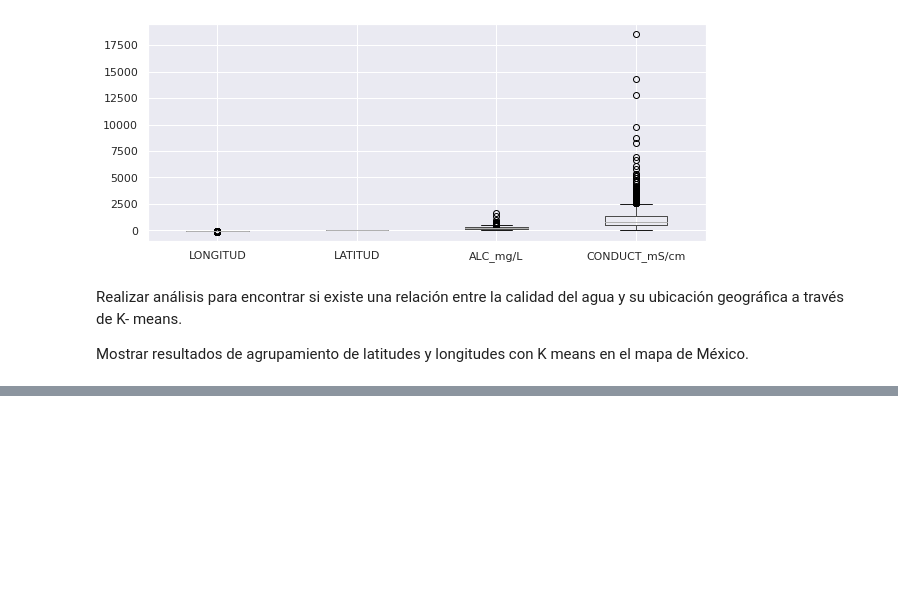
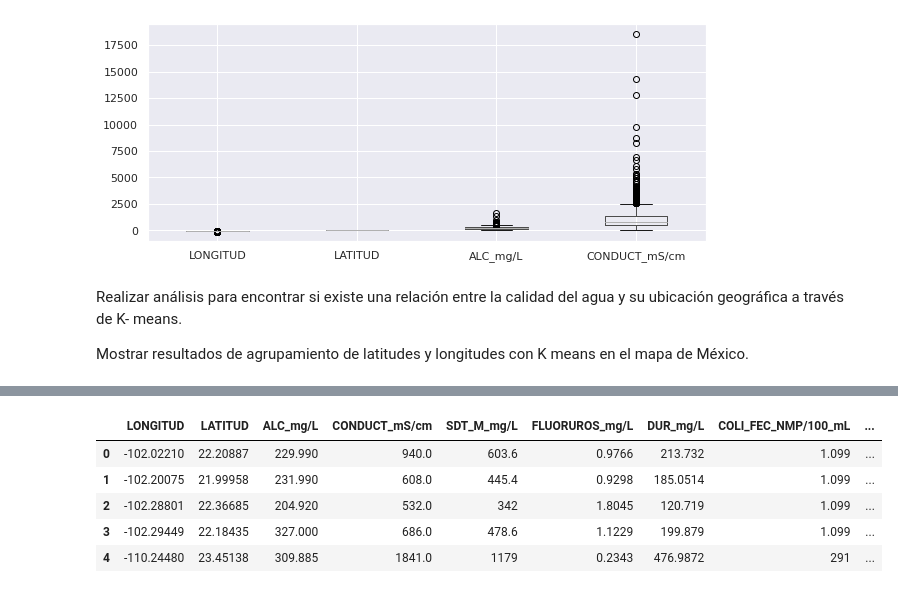
Before and after one commit to PosgradoMNA/actividades-del-projecto-cad_equipo_18, a Jupyter notebook: Equipo_18_Entrega_1_Aguas_Subterraneas.ipynb, the cells around one changed output, grey strips where cells are left out. Saved outputs shown, nothing was run; the diff lists cells and outputs as text; code cells hidden in the pictures; blank space fills up the shorter version.

```diff
--- a/Equipo_18_Entrega_1_Aguas_Subterraneas.ipynb
+++ b/Equipo_18_Entrega_1_Aguas_Subterraneas.ipynb
@@ -687,0 +706,11 @@ NameError: ignored
+# %%
+nAGUASUB_num["Coordinates"] = list(zip(nAGUASUB_num.LONGITUD, nAGUASUB_num.LATITUD))
+nAGUASUB_num["Coordinates"] = nAGUASUB_num["Coordinates"].apply(Point)
+nAGUASUB_num.head()
+# %% [output]
+|  | LONGITUD | LATITUD | ALC_mg/L | CONDUCT_mS/cm | SDT_M_mg/L | FLUORUROS_mg/L | DUR_mg/L | COLI_FEC_NMP/100_mL | ... |
+| 0 | -102.02210 | 22.20887 | 229.990 | 940.0 | 603.6 | 0.9766 | 213.732 | 1.099 | ... |
+| 1 | -102.20075 | 21.99958 | 231.990 | 608.0 | 445.4 | 0.9298 | 185.0514 | 1.099 | ... |
+| 2 | -102.28801 | 22.36685 | 204.920 | 532.0 | 342 | 1.8045 | 120.719 | 1.099 | ... |
+| 3 | -102.29449 | 22.18435 | 327.000 | 686.0 | 478.6 | 1.1229 | 199.879 | 1.099 | ... |
+| 4 | -110.24480 | 23.45138 | 309.885 | 1841.0 | 1179 | 0.2343 | 476.9872 | 291 | ... |
```
Also changed, not shown: parts of 8 cells of this notebook.
